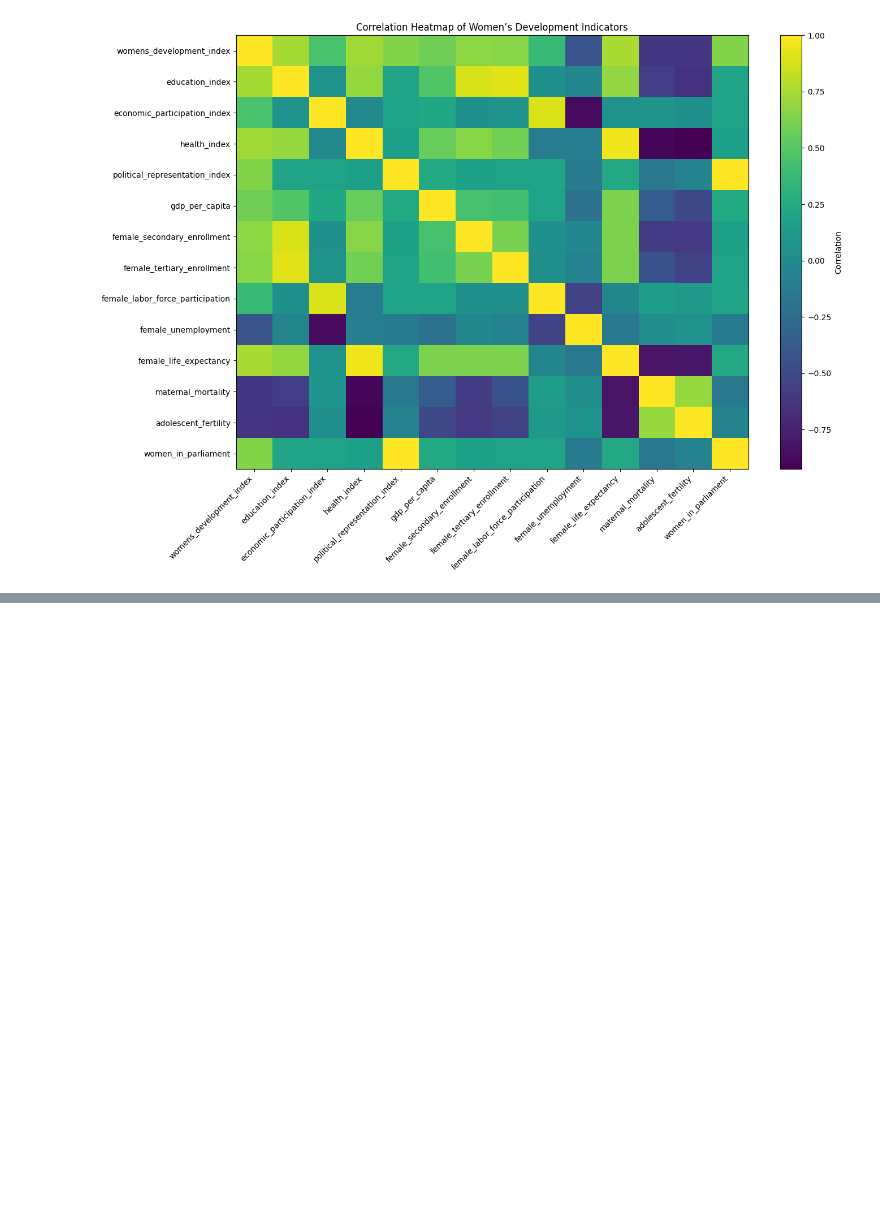
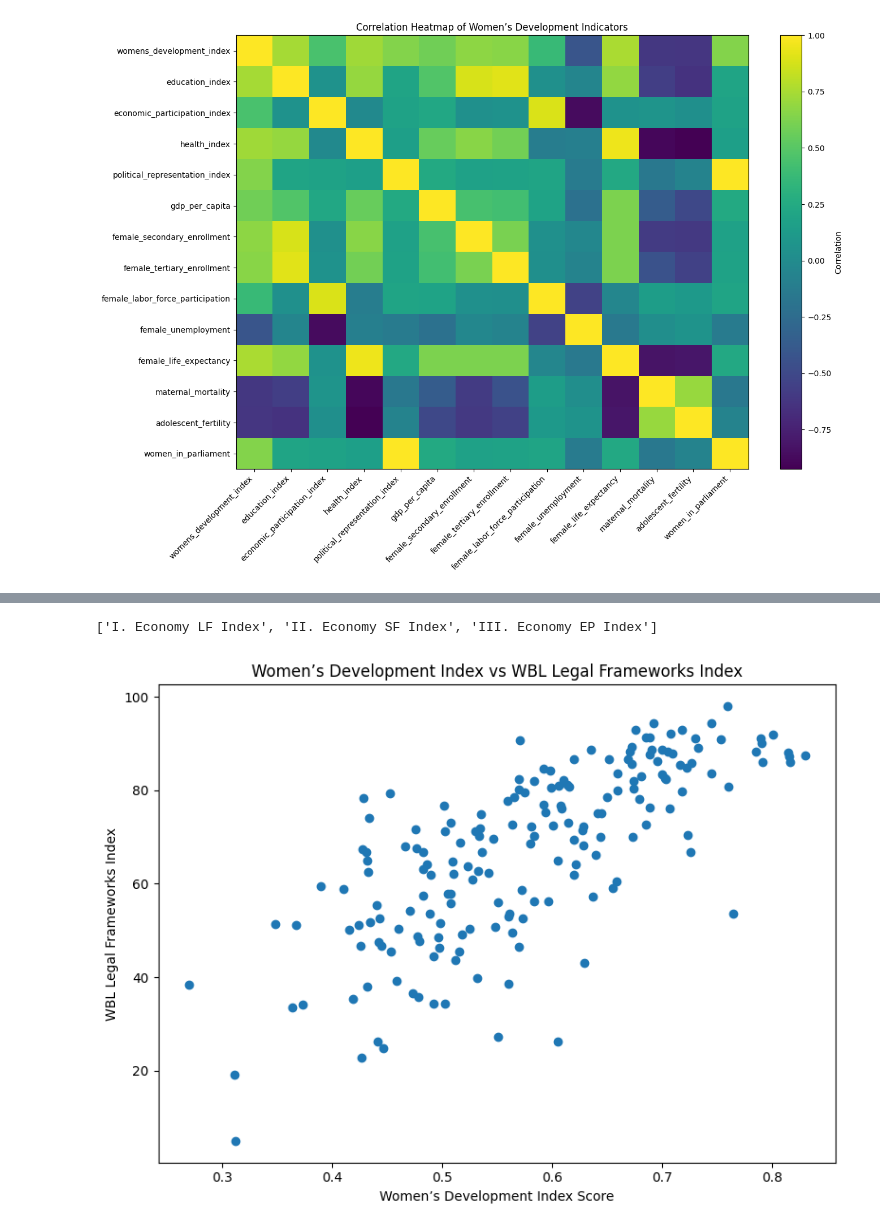
Before and after one commit to dianedalyop/Composite_IndicatorDAV_CA1, a Jupyter notebook: notebooks/visualisations_and_comparison.ipynb, the cells around one changed output, grey strips where cells are left out. Cells and saved outputs as stored; diff of their text form; code cells hidden in the pictures; blank space fills up the shorter version.

Commit message:
Add WBL comparison visualisations

```diff
--- a/notebooks/visualisations_and_comparison.ipynb
+++ b/notebooks/visualisations_and_comparison.ipynb
@@ -225,0 +260,20 @@ plt.show()
+# %%
+wdi = pd.read_csv("../data/processed/final_womens_development_index.csv")
+
+wbl_clean = wbl.copy()
+
+# Keep only 2026 rows if needed
+wbl_clean = wbl_clean[wbl_clean["Report Year"] == 2026]
+
+merged = wdi.merge(
+    wbl_clean,
+    left_on="Country Code",
+    right_on="ISO Code",
+    how="inner"
+)
+
+print("WDI countries:", len(wdi))
+print("WBL countries:", len(wbl_clean))
+print("Merged countries:", len(merged))
+
+merged.head()
@@ -225,0 +291,22 @@ plt.show()
+# %%
+[col for col in merged.columns if "WBL" in str(col) or "Index" in str(col)]
+# %% [output]
+['I. Economy LF Index', 'II. Economy SF Index', 'III. Economy EP Index']
+# %%
+wbl_index_col = "I. Economy LF Index"
+
+plt.figure(figsize=(8, 6))
+plt.scatter(
+    merged["womens_development_index"],
+    merged[wbl_index_col]
+)
+
+plt.xlabel("Women’s Development Index Score")
+plt.ylabel("WBL Legal Frameworks Index")
+plt.title("Women’s Development Index vs WBL Legal Frameworks Index")
+
+plt.tight_layout()
+plt.savefig("../outputs/Charts/wdi_vs_wbl_legal_frameworks.png", dpi=300)
+plt.show()
+# %% [output]
+[figure, added]
```
Also changed, not shown: parts of 5 cells of this notebook, 4 other files.
